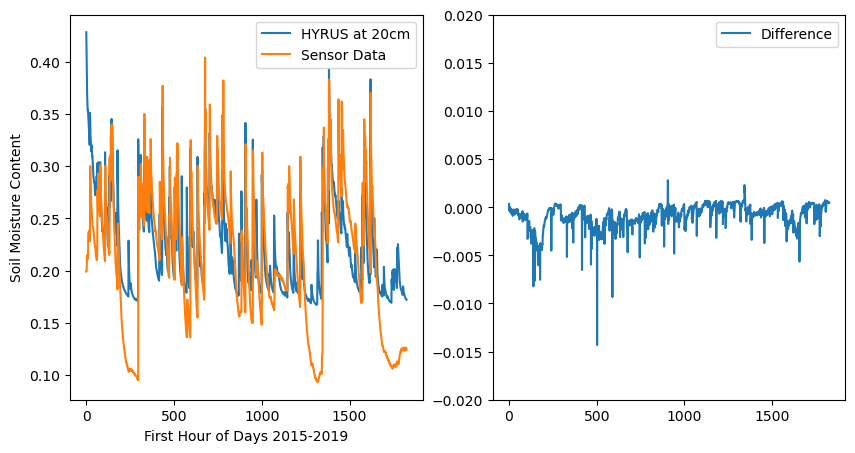
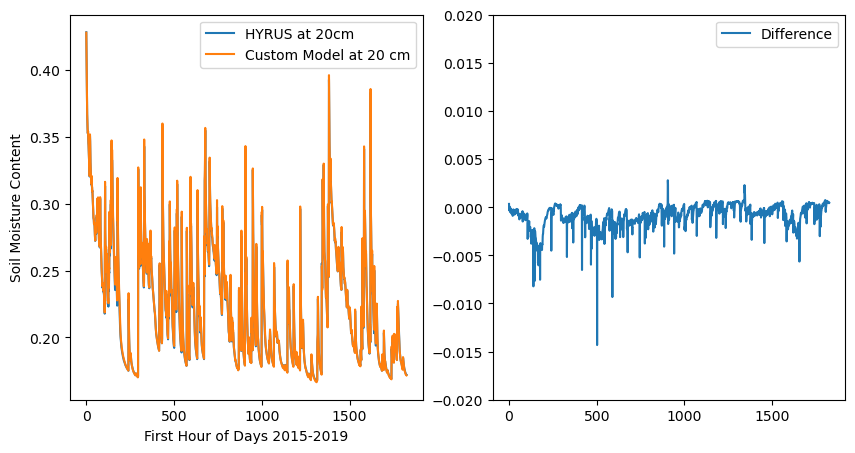
Unified diff of the notebook cell whose output changed from the first chart to the second:
--- before
+++ after
@@ -12,6 +12,6 @@
 print(theta_custom.shape,theta_hydrus.shape)
 axs[0].plot(theta_hydrus,label='HYRUS at 20cm')
-#axs[0].plot(theta_custom,label='Custom Model at 20 cm')
-axs[0].plot(df_inputs.loc[np.arange(0,43824,24),'SWC_20'].values,label='Sensor Data')
+axs[0].plot(theta_custom,label='Custom Model at 20 cm')
+#axs[0].plot(df_inputs.loc[np.arange(0,43824,24),'SWC_20'].values,label='Sensor Data')
 axs[1].plot(theta_hydrus-theta_custom,label='Difference')
 axs[1].set_ylim([-0.02,0.02])

Commit: new jit functions